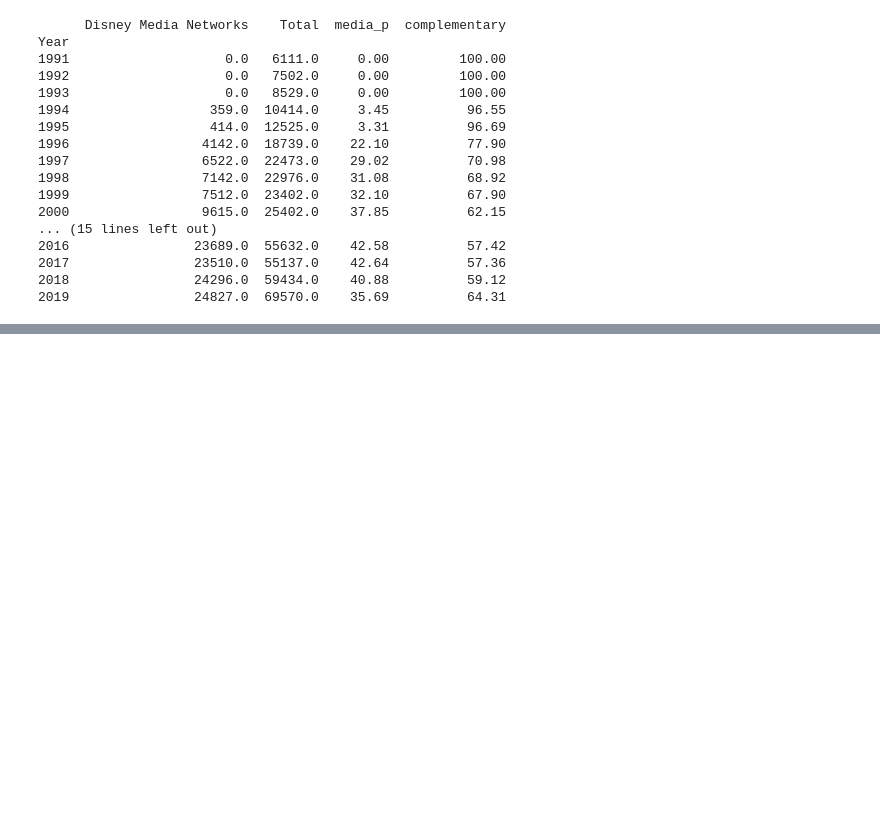
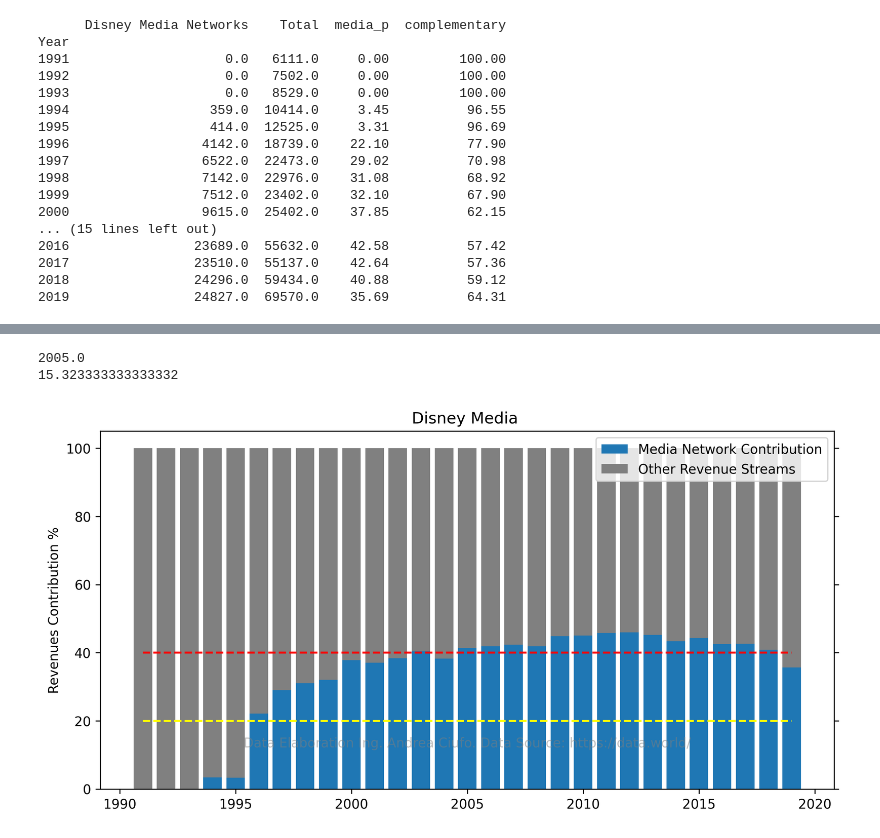
Before and after one commit to uomodellamansarda/DisneyMoviesAnalysis, a Jupyter notebook: DisneyRevenuesStreamsAnalysis.ipynb, the cells around one changed output, grey strips where cells are left out. Drawn from its saved outputs; the diff is of its cells as text; code cells hidden in the pictures; blank space fills up the shorter version.

```diff
--- a/DisneyRevenuesStreamsAnalysis.ipynb
+++ b/DisneyRevenuesStreamsAnalysis.ipynb
@@ -458,0 +592,8 @@ Year
+# %%
+bar_plot(disney_media_network.index,disney_media_network['media_p'],
+         disney_media_network['complementary'],y_2_label="Media Network Contribution",
+         title='Disney Media ')
+# %% [output]
+2005.0
+15.323333333333332
+[figure, added]
```
Also changed, not shown: parts of 8 cells of this notebook.
